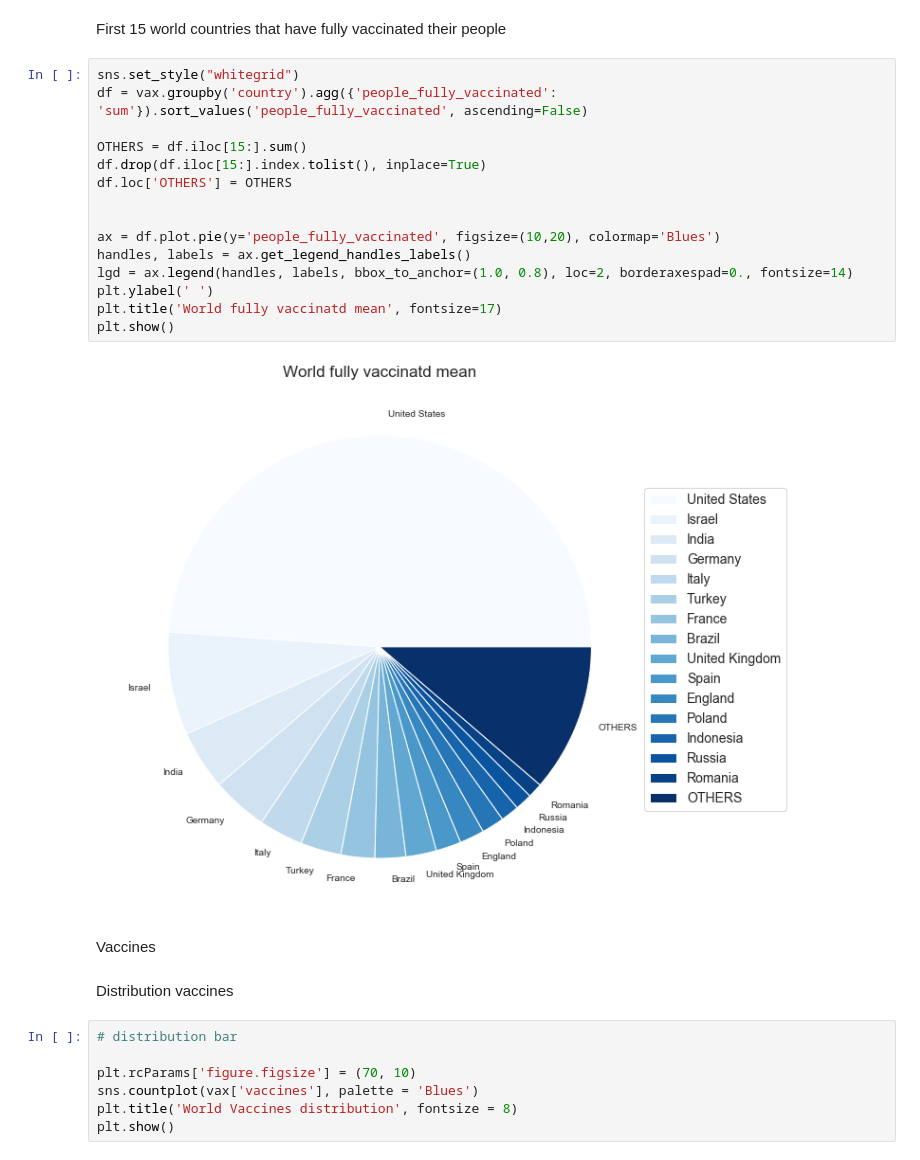
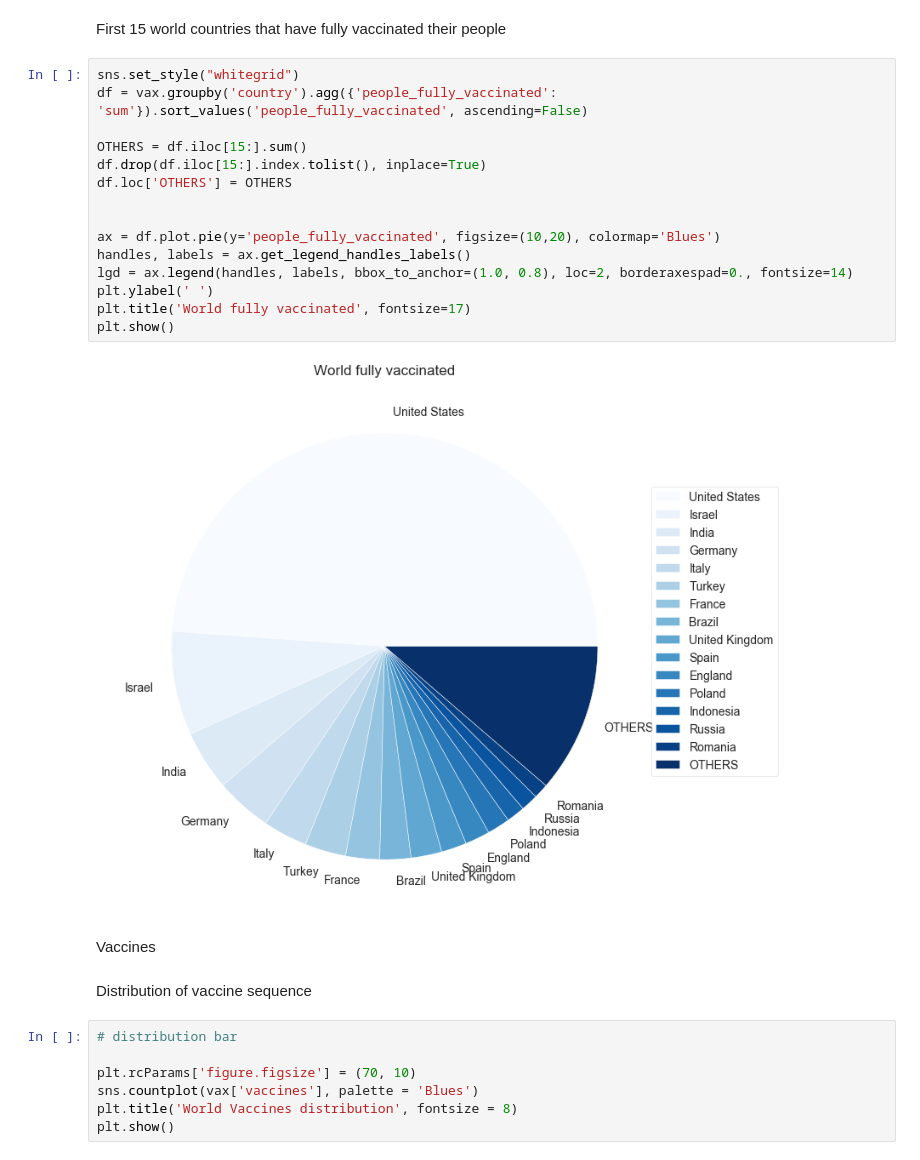
Before and after one commit to simofleanta/Data_coding_preparations, a Jupyter notebook: vax.ipynb, the cells around one changed output. Saved outputs shown, nothing was run; the diff lists cells and outputs as text.

```diff
--- a/vax.ipynb
+++ b/vax.ipynb
@@ -153,24 +186,24 @@ First 15 world countries that have fully vaccinated their people
 # %%
 sns.set_style("whitegrid")
 df = vax.groupby('country').agg({'people_fully_vaccinated': 'sum'}).sort_values('people_fully_vaccinated', ascending=False)
 
 OTHERS = df.iloc[15:].sum()
 df.drop(df.iloc[15:].index.tolist(), inplace=True)
 df.loc['OTHERS'] = OTHERS
 
 
 ax = df.plot.pie(y='people_fully_vaccinated', figsize=(10,20), colormap='Blues')
 handles, labels = ax.get_legend_handles_labels()
 lgd = ax.legend(handles, labels, bbox_to_anchor=(1.0, 0.8), loc=2, borderaxespad=0., fontsize=14)
 plt.ylabel(' ')
-plt.title('World fully vaccinatd mean', fontsize=17)
+plt.title('World fully vaccinated', fontsize=17)
 plt.show()
 # %% [output]
-[figure, old version]
+[figure, new version]
 # %% [markdown]
 Vaccines
-# %% [markdown]
-Distribution vaccines
+# %% [markdown]
+Distribution of vaccine sequence
 # %%
 # distribution bar
 
```
Also changed, not shown: parts of 10 cells of this notebook, 1 other file.
